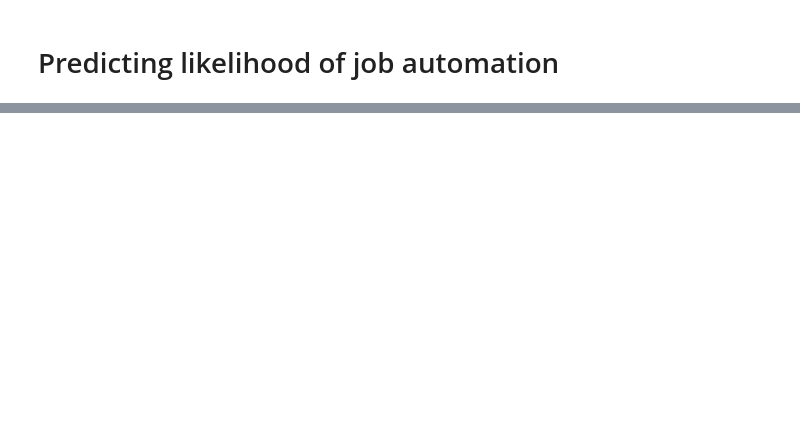
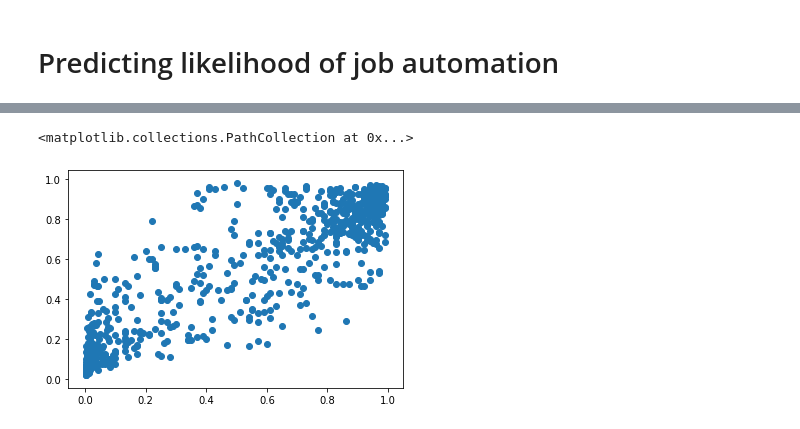
Before and after one commit to mfgriffin467/Shiny_automation, a Jupyter notebook: python_ML/ML_predictions.ipynb, the cells around one changed output, grey strips where cells are left out. Drawn from its saved outputs; the diff is of its cells as text; code cells hidden in the pictures; blank space fills up the shorter version.

```diff
--- a/python_ML/ML_predictions.ipynb
+++ b/python_ML/ML_predictions.ipynb
@@ -97,0 +81,6 @@ ML_output_2018_mod.to_csv('ML_output_2018.csv')
+# %%
+occ_tracking = jobs_concat[['OCC_CODE','year']].groupby(['OCC_CODE']).sum()
+occ_tracking['job_span'] = ['2018 only' if a==2018 else '2010 only' if a==2010 else 'Both' for a in occ_tracking.year]
+occ_tracking.drop(['year'], axis=1, inplace=True)
+jobs_concat = jobs_concat.merge(occ_tracking, on = 'OCC_CODE')
+jobs_concat
@@ -97,0 +131,8 @@ ML_output_2018_mod.to_csv('ML_output_2018.csv')
+# %%
+# Filter 2010 data for ~70 hand-labelled careers
+# Create training and label sets
+
+hand_labels_train = jobs_concat[jobs_concat.label_ML >=0]
+features = ['fine_arts','finger_dexterity','manual_dexterity','social_perceptiveness','Negotiation','Originality','Persuasion','assisting_and_caring','cramped_work_space']
+X_train = hand_labels_train[features]
+y_train = hand_labels_train[['label_ML']]
@@ -97,0 +158,5 @@ ML_output_2018_mod.to_csv('ML_output_2018.csv')
+# %%
+X_all = jobs_concat[features]
+GP_pred = pd.DataFrame(gpc.predict_proba(X_all))
+jobs_output = pd.concat([jobs_concat,GP_pred],axis=1,ignore_index= True)
+jobs_output.columns = jobs_concat.columns.tolist() + ['GP_pred_0','GP_pred_1']
@@ -97,0 +185,4 @@ ML_output_2018_mod.to_csv('ML_output_2018.csv')
+# %%
+jobs_output['prob_class_old'] = jobs_output.probability_ML.apply(prob_classification)
+jobs_output['prob_class_new'] = jobs_output.GP_pred_1.apply(prob_classification)
+jobs_output.groupby(['prob_class_old','prob_class_new']).size()
@@ -97,0 +201,8 @@ ML_output_2018_mod.to_csv('ML_output_2018.csv')
+# %%
+jobs_output_2010 = jobs_output[jobs_output.year == 2010]
+plt.scatter(jobs_output_2010['probability_ML'], jobs_output_2010['GP_pred_1'])
+
+# Shows my modelling is not perfectly aligned with researtch paper - but generally matches category
+# %% [output]
+<matplotlib.collections.PathCollection at 0x...>
+[figure, added]
```
Also changed, not shown: parts of 51 cells of this notebook, 1 other file.
